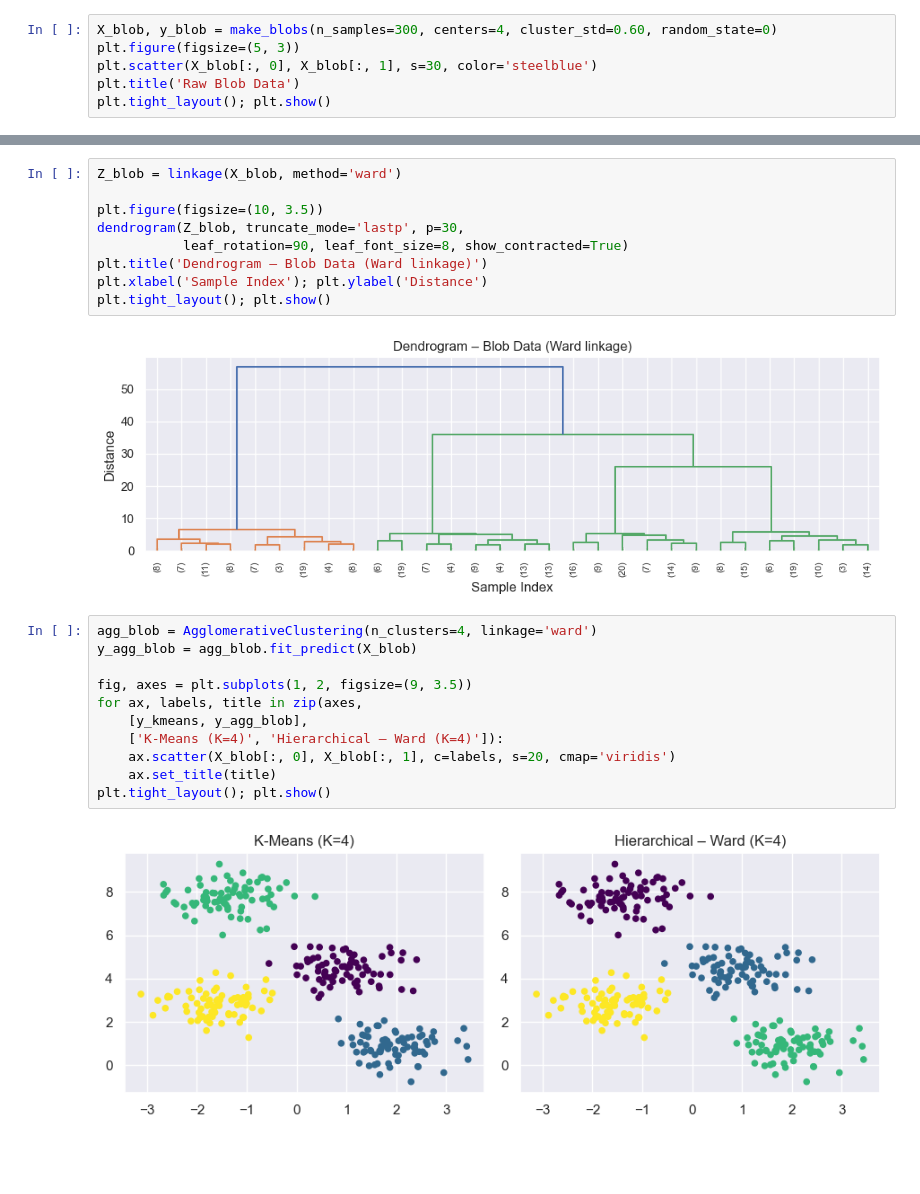
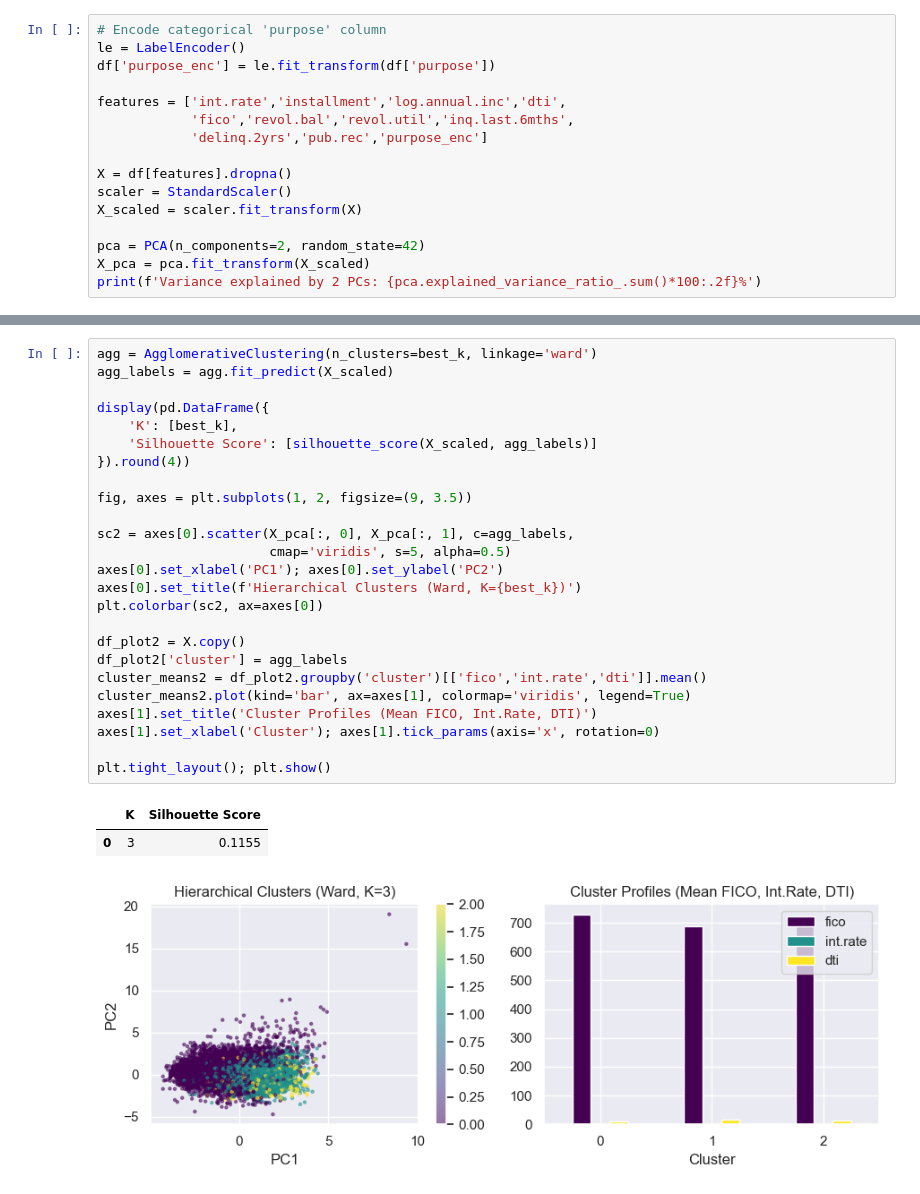
Before and after one commit to div-yan-shu-13/ML-Lab-Sem-6, a Jupyter notebook: Lab_08.ipynb, the cells around one changed output, grey strips where cells are left out. Drawn from its saved outputs; the diff is of its cells as text; blank space fills up the shorter version.

```diff
--- a/Lab_08.ipynb
+++ b/Lab_08.ipynb
@@ -21,7 +30,17 @@ from ucimlrepo import fetch_ucirepo
 # %%
-X_blob, y_blob = make_blobs(n_samples=300, centers=4, cluster_std=0.60, random_state=0)
-plt.figure(figsize=(5, 3))
-plt.scatter(X_blob[:, 0], X_blob[:, 1], s=30, color='steelblue')
-plt.title('Raw Blob Data')
-plt.tight_layout(); plt.show()
+# Encode categorical 'purpose' column
+le = LabelEncoder()
+df['purpose_enc'] = le.fit_transform(df['purpose'])
+
+features = ['int.rate','installment','log.annual.inc','dti',
+            'fico','revol.bal','revol.util','inq.last.6mths',
+            'delinq.2yrs','pub.rec','purpose_enc']
+
+X = df[features].dropna()
+scaler = StandardScaler()
+X_scaled = scaler.fit_transform(X)
+
+pca = PCA(n_components=2, random_state=42)
+X_pca = pca.fit_transform(X_scaled)
+print(f'Variance explained by 2 PCs: {pca.explained_variance_ratio_.sum()*100:.2f}%')
 # %% [output]
@@ -74,25 +122,30 @@ plt.tight_layout(); plt.show()
 # %%
-Z_blob = linkage(X_blob, method='ward')
+agg = AgglomerativeClustering(n_clusters=best_k, linkage='ward')
+agg_labels = agg.fit_predict(X_scaled)
 
-plt.figure(figsize=(10, 3.5))
-dendrogram(Z_blob, truncate_mode='lastp', p=30,
-           leaf_rotation=90, leaf_font_size=8, show_contracted=True)
-plt.title('Dendrogram – Blob Data (Ward linkage)')
-plt.xlabel('Sample Index'); plt.ylabel('Distance')
+display(pd.DataFrame({
+    'K': [best_k],
+    'Silhouette Score': [silhouette_score(X_scaled, agg_labels)]
+}).round(4))
+
+fig, axes = plt.subplots(1, 2, figsize=(9, 3.5))
+
+sc2 = axes[0].scatter(X_pca[:, 0], X_pca[:, 1], c=agg_labels,
+                      cmap='viridis', s=5, alpha=0.5)
+axes[0].set_xlabel('PC1'); axes[0].set_ylabel('PC2')
+axes[0].set_title(f'Hierarchical Clusters (Ward, K={best_k})')
+plt.colorbar(sc2, ax=axes[0])
+
+df_plot2 = X.copy()
+df_plot2['cluster'] = agg_labels
+cluster_means2 = df_plot2.groupby('cluster')[['fico','int.rate','dti']].mean()
+cluster_means2.plot(kind='bar', ax=axes[1], colormap='viridis', legend=True)
+axes[1].set_title('Cluster Profiles (Mean FICO, Int.Rate, DTI)')
+axes[1].set_xlabel('Cluster'); axes[1].tick_params(axis='x', rotation=0)
+
 plt.tight_layout(); plt.show()
 # %% [output]
+|  | K | Silhouette Score |
+| 0 | 3 | 0.1155 |
-[figure, old version]
+[figure, new version]
-# %%
-agg_blob = AgglomerativeClustering(n_clusters=4, linkage='ward')
-y_agg_blob = agg_blob.fit_predict(X_blob)
-
-fig, axes = plt.subplots(1, 2, figsize=(9, 3.5))
-for ax, labels, title in zip(axes,
-    [y_kmeans, y_agg_blob],
-    ['K-Means (K=4)', 'Hierarchical – Ward (K=4)']):
-    ax.scatter(X_blob[:, 0], X_blob[:, 1], c=labels, s=20, cmap='viridis')
-    ax.set_title(title)
-plt.tight_layout(); plt.show()
-# %% [output]
-[figure, removed]
 # %% [markdown]
```
Also changed, not shown: parts of 18 cells of this notebook, 1 other file.
